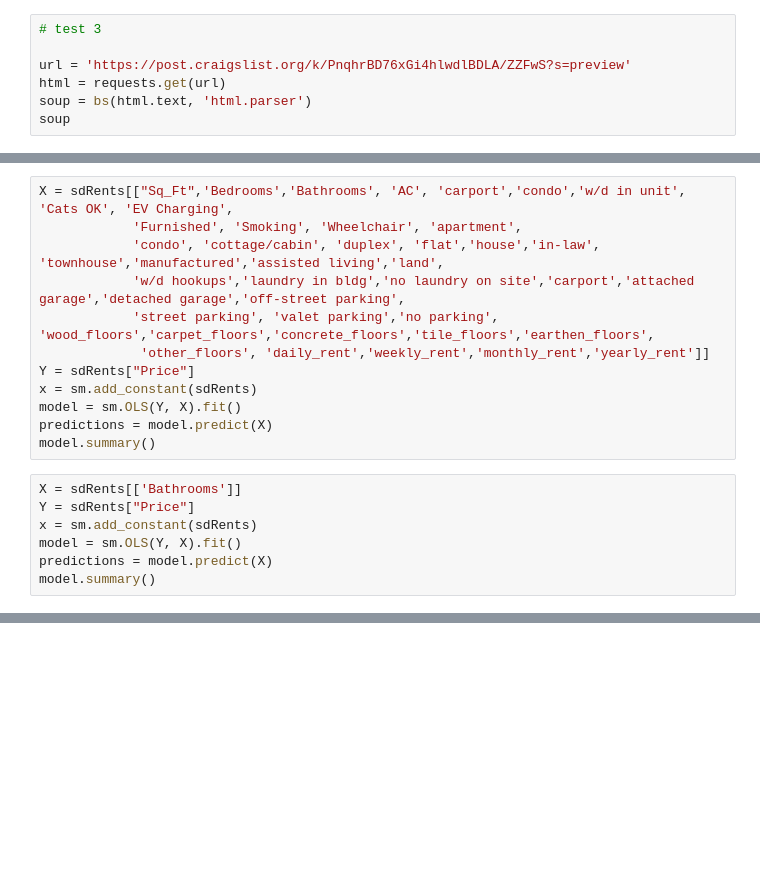
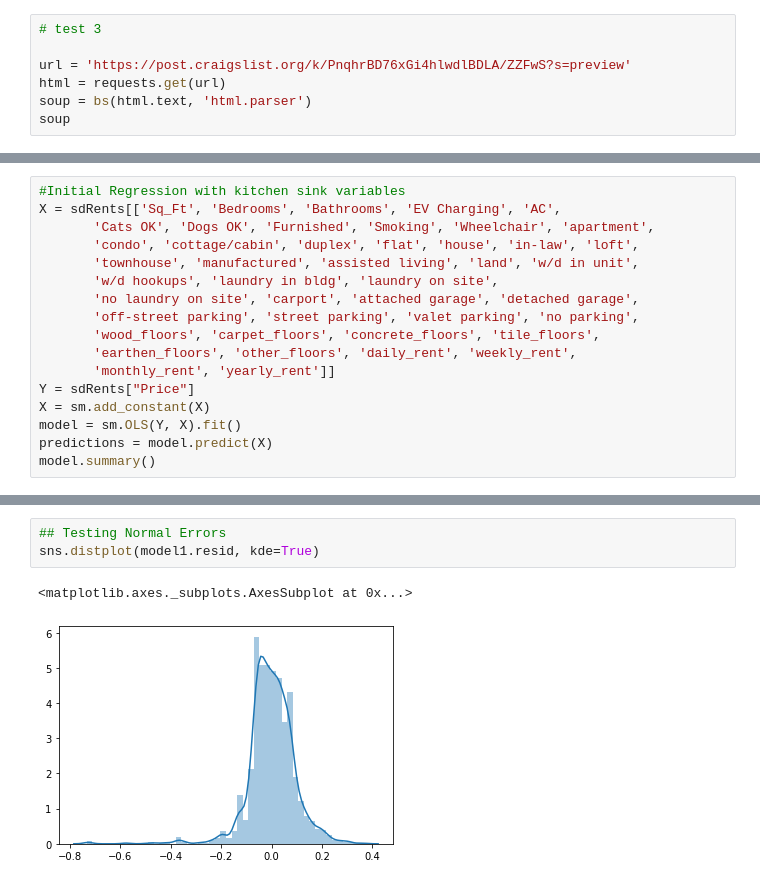
Before and after one commit to jaytmii/Scrape-of-Craigslist-in-San-Diego-CA, a Jupyter notebook: San Diego Craigslist Rentals Analysis.ipynb, the cells around one changed output, grey strips where cells are left out. Saved outputs shown, nothing was run; the diff lists cells and outputs as text; blank space fills up the shorter version.

```diff
--- a/San Diego Craigslist Rentals Analysis.ipynb
+++ b/San Diego Craigslist Rentals Analysis.ipynb
@@ -478,19 +492,0 @@ model.summary()
-# %%
-X = sdRents[["Sq_Ft",'Bedrooms','Bathrooms', 'AC', 'carport','condo','w/d in unit', 'Cats OK', 'EV Charging',
-            'Furnished', 'Smoking', 'Wheelchair', 'apartment',
-            'condo', 'cottage/cabin', 'duplex', 'flat','house','in-law', 'townhouse','manufactured','assisted living','land',
-            'w/d hookups','laundry in bldg','no laundry on site','carport','attached garage','detached garage','off-street parking',
-            'street parking', 'valet parking','no parking', 'wood_floors','carpet_floors','concrete_floors','tile_floors','earthen_floors',
-             'other_floors', 'daily_rent','weekly_rent','monthly_rent','yearly_rent']]
-Y = sdRents["Price"]
-x = sm.add_constant(sdRents)
-model = sm.OLS(Y, X).fit()
-predictions = model.predict(X)
-model.summary()
-# %%
-X = sdRents[['Bathrooms']]
-Y = sdRents["Price"]
-x = sm.add_constant(sdRents)
-model = sm.OLS(Y, X).fit()
-predictions = model.predict(X)
-model.summary()
@@ -720,0 +515,17 @@ model.predict(x)
+# %%
+#Initial Regression with kitchen sink variables
+X = sdRents[['Sq_Ft', 'Bedrooms', 'Bathrooms', 'EV Charging', 'AC',
+       'Cats OK', 'Dogs OK', 'Furnished', 'Smoking', 'Wheelchair', 'apartment',
+       'condo', 'cottage/cabin', 'duplex', 'flat', 'house', 'in-law', 'loft',
+       'townhouse', 'manufactured', 'assisted living', 'land', 'w/d in unit',
+       'w/d hookups', 'laundry in bldg', 'laundry on site',
+       'no laundry on site', 'carport', 'attached garage', 'detached garage',
+       'off-street parking', 'street parking', 'valet parking', 'no parking',
+       'wood_floors', 'carpet_floors', 'concrete_floors', 'tile_floors',
+       'earthen_floors', 'other_floors', 'daily_rent', 'weekly_rent',
+       'monthly_rent', 'yearly_rent']]
+Y = sdRents["Price"]
+X = sm.add_constant(X)
+model = sm.OLS(Y, X).fit()
+predictions = model.predict(X)
+model.summary()
@@ -720,0 +723,6 @@ model.predict(x)
+# %%
+## Testing Normal Errors
+sns.distplot(model1.resid, kde=True)
+# %% [output]
+<matplotlib.axes._subplots.AxesSubplot at 0x...>
+[figure, added]
```
Also changed, not shown: parts of 53 cells of this notebook.
